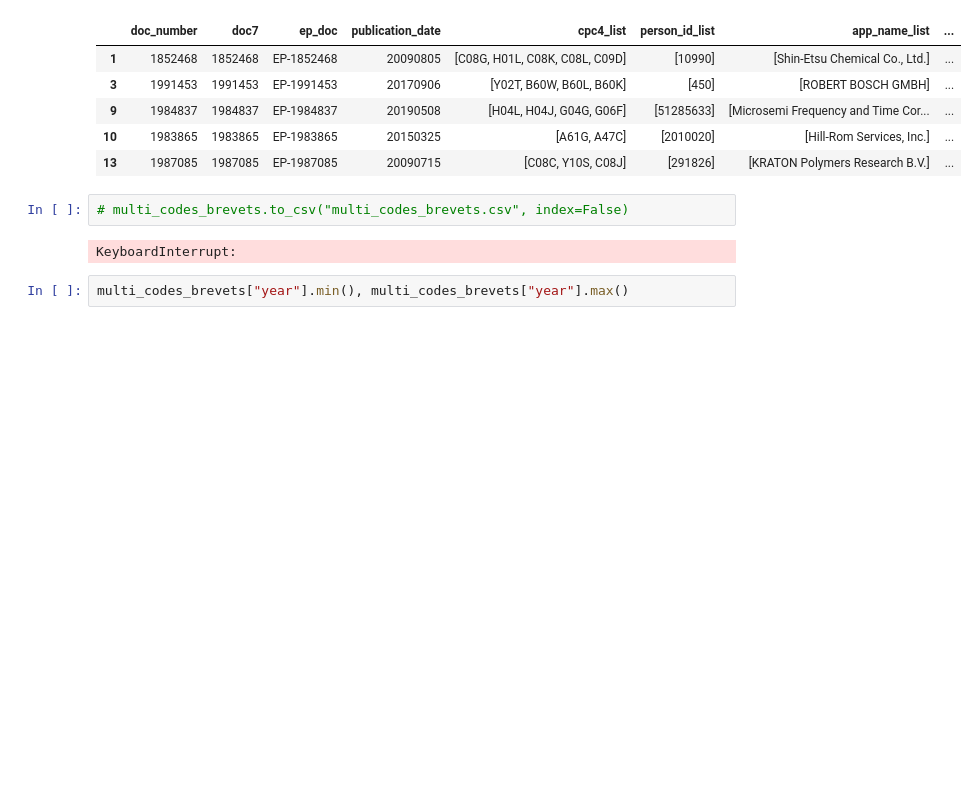
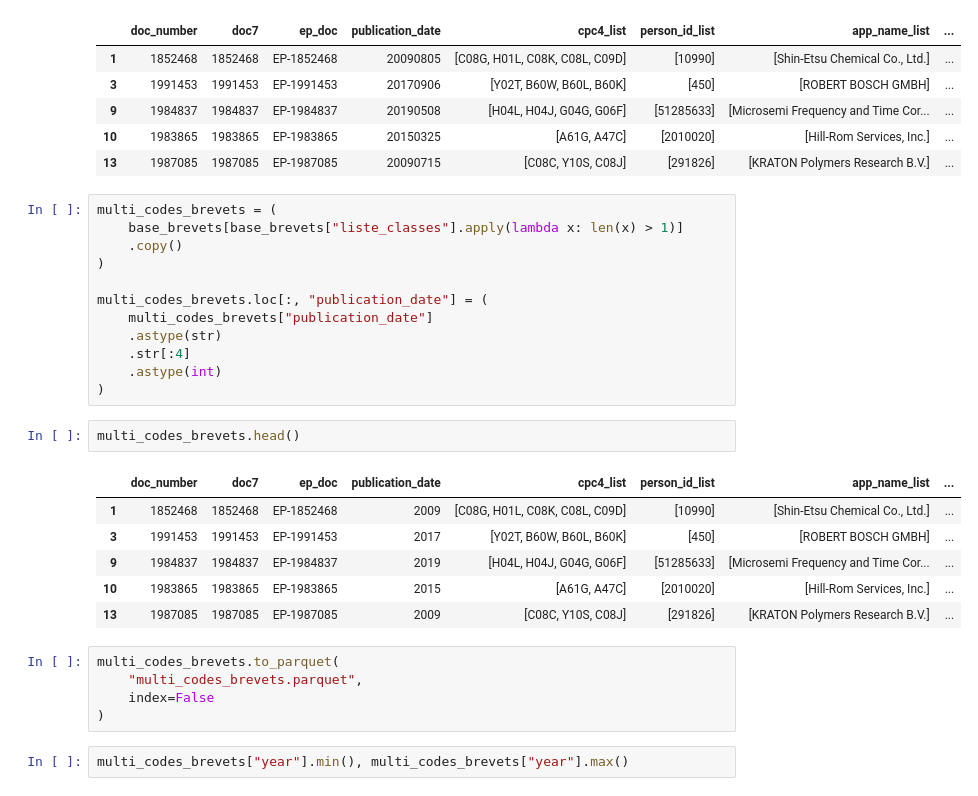
Before and after one commit to quentinbenchetrit/Stat-App, a Jupyter notebook: adaptation_article_acemoglu.ipynb, the cells around one changed output. Cells and saved outputs as stored; diff of their text form; blank space fills up the shorter version.

```diff
--- a/adaptation_article_acemoglu.ipynb
+++ b/adaptation_article_acemoglu.ipynb
@@ -68,10 +68,32 @@ Nombre de brevets avec plusieurs CPC : 1234382
 | 9 | 1984837 | 1984837 | EP-1984837 | 20190508 | [H04L, H04J, G04G, G06F] | [51285633] | [Microsemi Frequency and Time Cor... | ... |
 | 10 | 1983865 | 1983865 | EP-1983865 | 20150325 | [A61G, A47C] | [2010020] | [Hill-Rom Services, Inc.] | ... |
 | 13 | 1987085 | 1987085 | EP-1987085 | 20090715 | [C08C, Y10S, C08J] | [291826] | [KRATON Polymers Research B.V.] | ... |
+# %%
+multi_codes_brevets = (
+    base_brevets[base_brevets["liste_classes"].apply(lambda x: len(x) > 1)]
+    .copy()
+)
+
+multi_codes_brevets.loc[:, "publication_date"] = (
+    multi_codes_brevets["publication_date"]
+    .astype(str)
+    .str[:4]
+    .astype(int)
+)
+# %%
+multi_codes_brevets.head()
+# %% [output]
+|  | doc_number | doc7 | ep_doc | publication_date | cpc4_list | person_id_list | app_name_list | ... |
+| 1 | 1852468 | 1852468 | EP-1852468 | 2009 | [C08G, H01L, C08K, C08L, C09D] | [10990] | [Shin-Etsu Chemical Co., Ltd.] | ... |
+| 3 | 1991453 | 1991453 | EP-1991453 | 2017 | [Y02T, B60W, B60L, B60K] | [450] | [ROBERT BOSCH GMBH] | ... |
+| 9 | 1984837 | 1984837 | EP-1984837 | 2019 | [H04L, H04J, G04G, G06F] | [51285633] | [Microsemi Frequency and Time Cor... | ... |
+| 10 | 1983865 | 1983865 | EP-1983865 | 2015 | [A61G, A47C] | [2010020] | [Hill-Rom Services, Inc.] | ... |
+| 13 | 1987085 | 1987085 | EP-1987085 | 2009 | [C08C, Y10S, C08J] | [291826] | [KRATON Polymers Research B.V.] | ... |
 # %%
-# multi_codes_brevets.to_csv("multi_codes_brevets.csv", index=False)
+multi_codes_brevets.to_parquet(
+    "multi_codes_brevets.parquet",
+    index=False
+)
-# %% [output]
-KeyboardInterrupt:
 # %%
 multi_codes_brevets["year"].min(), multi_codes_brevets["year"].max()
 # %% [output]
```
Also changed, not shown: parts of 10 cells of this notebook, 1 other file.
